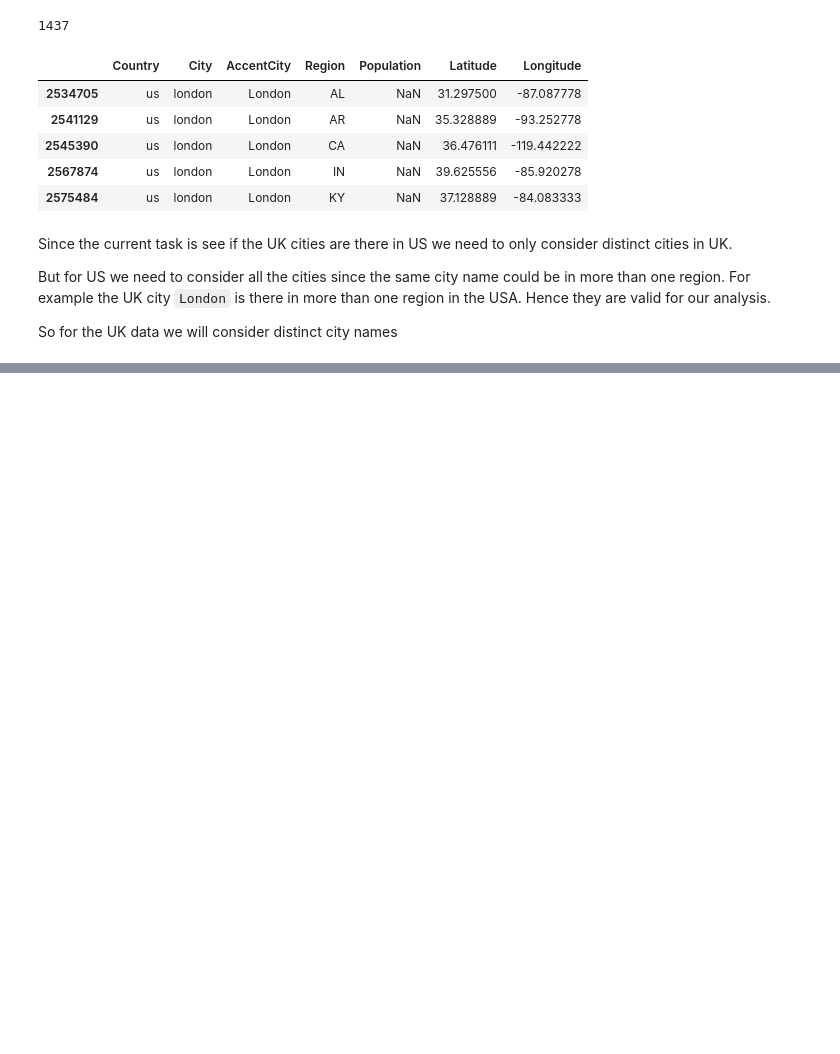
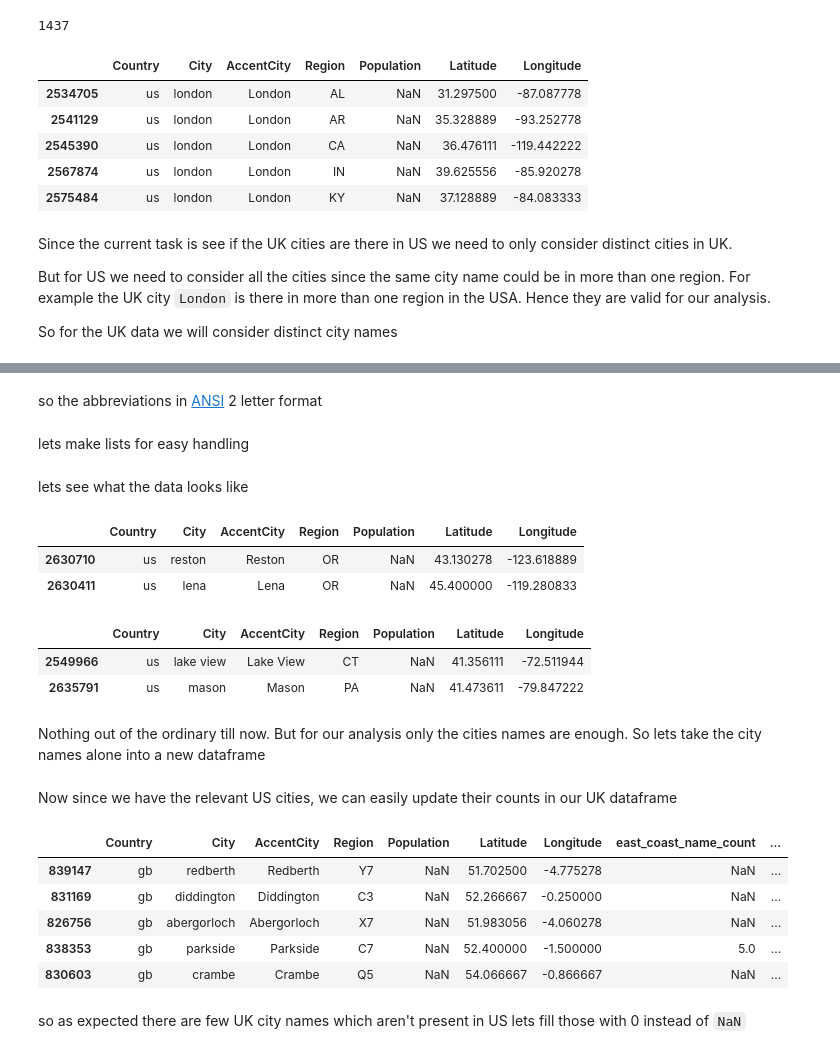
Before and after one commit to yackoa/us_cities_with_english_names, a Jupyter notebook: thoughts.ipynb, the cells around one changed output, grey strips where cells are left out. Saved outputs shown, nothing was run; the diff lists cells and outputs as text; code cells hidden in the pictures; blank space fills up the shorter version.

Commit message:
added visual aids and some more data cruching

```diff
--- a/thoughts.ipynb
+++ b/thoughts.ipynb
@@ -99,0 +141,4 @@ So for the UK data we will consider distinct city names
+# %% [markdown]
+so the abbreviations in [ANSI](https://en.wikipedia.org/wiki/List_of_U.S._state_abbreviations) 2 letter format
+# %% [markdown]
+lets make lists for easy handling
@@ -99,0 +149,41 @@ So for the UK data we will consider distinct city names
+# %%
+us_west_coast_df = us[us['Region'].isin(west_coast_state_list)].copy()
+us_east_coast_df = us[us['Region'].isin(east_coast_state_list)].copy()
+# %% [markdown]
+lets see what the data looks like
+# %%
+us_west_coast_df.sample(2)
+# %% [output]
+|  | Country | City | AccentCity | Region | Population | Latitude | Longitude |
+| 2630710 | us | reston | Reston | OR | NaN | 43.130278 | -123.618889 |
+| 2630411 | us | lena | Lena | OR | NaN | 45.400000 | -119.280833 |
+# %%
+us_east_coast_df.sample(2)
+# %% [output]
+|  | Country | City | AccentCity | Region | Population | Latitude | Longitude |
+| 2549966 | us | lake view | Lake View | CT | NaN | 41.356111 | -72.511944 |
+| 2635791 | us | mason | Mason | PA | NaN | 41.473611 | -79.847222 |
+# %% [markdown]
+Nothing out of the ordinary till now.
+But for our analysis only the cities names are enough.
+So lets take the city names alone into a new dataframe
+# %%
+us_west_coast_cities = us_west_coast_df.filter(['City'],axis=1)
+# %%
+us_east_coast_cities = us_east_coast_df.filter(['City'],axis=1)
+# %% [markdown]
+Now since we have the relevant US cities, we can easily update their counts in our UK dataframe
+# %%
+uk['east_coast_name_count'] = uk['City'].map(us_east_coast_cities['City'].value_counts())
+uk['west_coast_name_count'] = uk['City'].map(us_west_coast_cities['City'].value_counts())
+# %%
+uk.sample(5)
+# %% [output]
+|  | Country | City | AccentCity | Region | Population | Latitude | Longitude | east_coast_name_count | ... |
+| 839147 | gb | redberth | Redberth | Y7 | NaN | 51.702500 | -4.775278 | NaN | ... |
+| 831169 | gb | diddington | Diddington | C3 | NaN | 52.266667 | -0.250000 | NaN | ... |
+| 826756 | gb | abergorloch | Abergorloch | X7 | NaN | 51.983056 | -4.060278 | NaN | ... |
+| 838353 | gb | parkside | Parkside | C7 | NaN | 52.400000 | -1.500000 | 5.0 | ... |
+| 830603 | gb | crambe | Crambe | Q5 | NaN | 54.066667 | -0.866667 | NaN | ... |
+# %% [markdown]
+so as expected there are few UK city names which aren't present in US lets fill those with 0 instead of `NaN`
```
Also changed, not shown: parts of 27 cells of this notebook.
